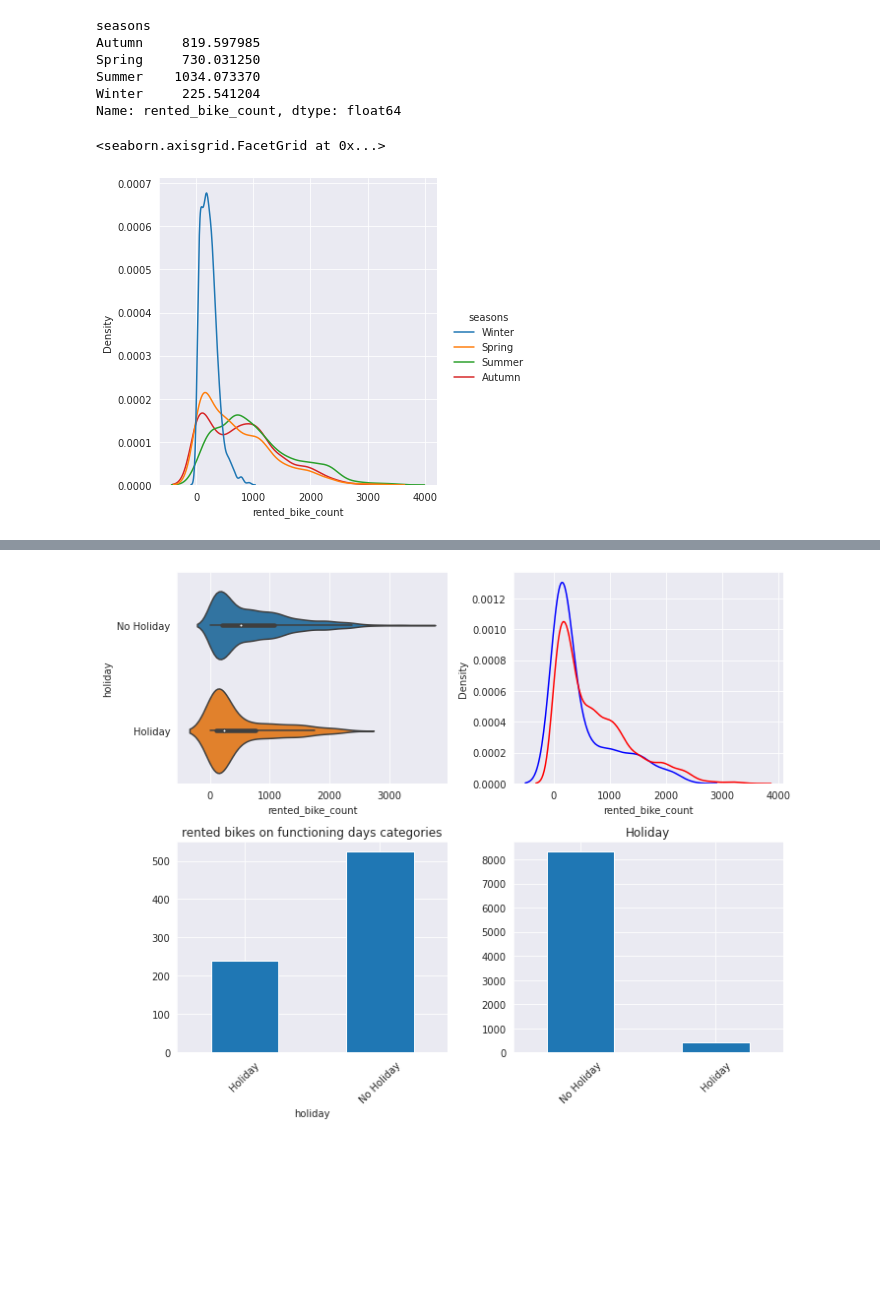
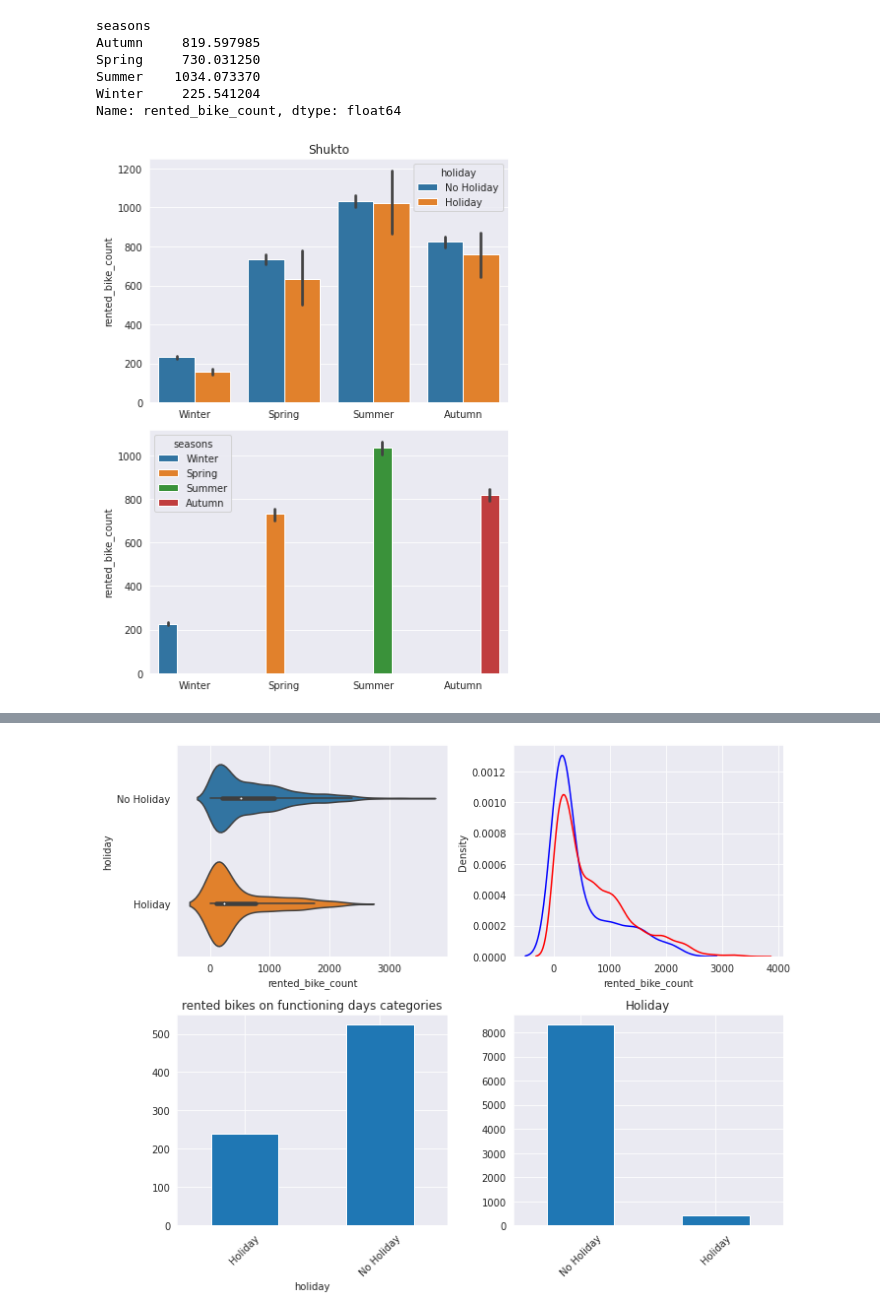
Before and after one commit to suchirmm/seoulbike, a Jupyter notebook: project_seoulbike.ipynb, the cells around one changed output, grey strips where cells are left out. Saved outputs shown, nothing was run; the diff lists cells and outputs as text; code cells hidden in the pictures; blank space fills up the shorter version.

```diff
--- a/project_seoulbike.ipynb
+++ b/project_seoulbike.ipynb
@@ -551,9 +522,24 @@ Spring     730.031250
 Summer    1034.073370
 Winter     225.541204
 Name: rented_bike_count, dtype: float64
-# %%
-sns.displot(data = df, x ='rented_bike_count', hue = 'seasons', kind = 'kde')
-# %% [output]
-<seaborn.axisgrid.FacetGrid at 0x...>
-[figure, removed]
+# %%
+# To see the bikes rented by holiday category
+# Clear difference
+
+fig, axs = plt.subplots(2)
+
+fig.set_figwidth(6)
+fig.set_figheight(8)
+
+sns.barplot(x="seasons", y="rented_bike_count", hue="holiday", data=df, ax = axs[0])
+axs[0].set_title('Shukto')
+axs[0].set_xlabel('')
+
+sns.barplot(x="seasons", y="rented_bike_count", hue="seasons", data=df, ax = axs[1])
+axs[1].set_title('')
+axs[1].set_xlabel('')
+
+fig.tight_layout()
+# %% [output]
+[figure, added]
 # %%
```
Also changed, not shown: parts of 14 cells of this notebook.
